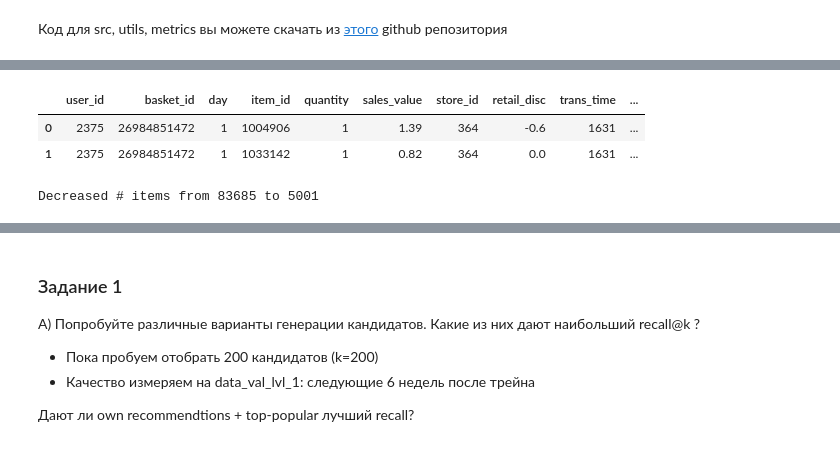
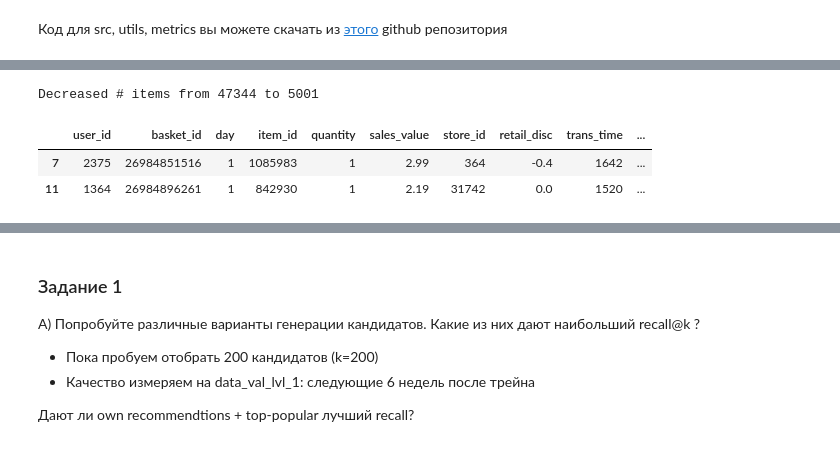
Before and after one commit to mindblower5000/gu-rec-sys, a Jupyter notebook: hw6.ipynb, the cells around one changed output, grey strips where cells are left out. Cells and saved outputs as stored; diff of their text form; code cells hidden in the pictures.

```diff
--- a/hw6.ipynb
+++ b/hw6.ipynb
@@ -38,43 +46,42 @@ You can install the OpenMP library by the following command: ``brew install libo
+# %%
+data = pd.read_csv('./data/retail_train.csv')
+item_features = pd.read_csv('./data/product.csv')
+user_features = pd.read_csv('./data/hh_demographic.csv')
+
+# column processing
+item_features.columns = [col.lower() for col in item_features.columns]
+user_features.columns = [col.lower() for col in user_features.columns]
+
+item_features.rename(columns={'product_id': 'item_id'}, inplace=True)
+user_features.rename(columns={'household_key': 'user_id'}, inplace=True)
+# %%
+n_items_before = data['item_id'].nunique()
+
+data = prefilter_items(data, item_features=item_features, take_n_popular=5000)
+
+n_items_after = data['item_id'].nunique()
+print('Decreased # items from {} to {}'.format(n_items_before, n_items_after))
+# %% [output]
+Decreased # items from 47344 to 5001
 # %%
-data = pd.read_csv('../data/retail_train.csv')
-item_features = pd.read_csv('../raw_data/product.csv')
-user_features = pd.read_csv('../raw_data/hh_demographic.csv')
-
-# column processing
-item_features.columns = [col.lower() for col in item_features.columns]
-user_features.columns = [col.lower() for col in user_features.columns]
-
-item_features.rename(columns={'product_id': 'item_id'}, inplace=True)
-user_features.rename(columns={'household_key': 'user_id'}, inplace=True)
-
-
 # Важна схема обучения и валидации!
 # -- давние покупки -- | -- 6 недель -- | -- 3 недель --
 # подобрать размер 2-ого датасета (6 недель) --> learning curve (зависимость метрики recall@k от размера датасета)
 val_lvl_1_size_weeks = 6
 val_lvl_2_size_weeks = 3
 
 data_train_lvl_1 = data[data['week_no'] < data['week_no'].max() - (val_lvl_1_size_weeks + val_lvl_2_size_weeks)]
 data_val_lvl_1 = data[(data['week_no'] >= data['week_no'].max() - (val_lvl_1_size_weeks + val_lvl_2_size_weeks)) &
                       (data['week_no'] < data['week_no'].max() - (val_lvl_2_size_weeks))]
 
 data_train_lvl_2 = data_val_lvl_1.copy()  # Для наглядности. Далее мы добавим изменения, и они будут отличаться
 data_val_lvl_2 = data[data['week_no'] >= data['week_no'].max() - val_lvl_2_size_weeks]
 
 data_train_lvl_1.head(2)
 # %% [output]
 |  | user_id | basket_id | day | item_id | quantity | sales_value | store_id | retail_disc | trans_time | ... |
-| 0 | 2375 | 26984851472 | 1 | 1004906 | 1 | 1.39 | 364 | -0.6 | 1631 | ... |
-| 1 | 2375 | 26984851472 | 1 | 1033142 | 1 | 0.82 | 364 | 0.0 | 1631 | ... |
+| 7 | 2375 | 26984851516 | 1 | 1085983 | 1 | 2.99 | 364 | -0.4 | 1642 | ... |
+| 11 | 1364 | 26984896261 | 1 | 842930 | 1 | 2.19 | 31742 | 0.0 | 1520 | ... |
-# %%
-n_items_before = data_train_lvl_1['item_id'].nunique()
-
-data_train_lvl_1 = prefilter_items(data_train_lvl_1, item_features=item_features, take_n_popular=5000)
-
-n_items_after = data_train_lvl_1['item_id'].nunique()
-print('Decreased # items from {} to {}'.format(n_items_before, n_items_after))
-# %% [output]
-Decreased # items from 83685 to 5001
 # %%
 recommender = MainRecommender(data_train_lvl_1)
 # %% [output]
```
Also changed, not shown: parts of 27 cells of this notebook, 7 other files.
